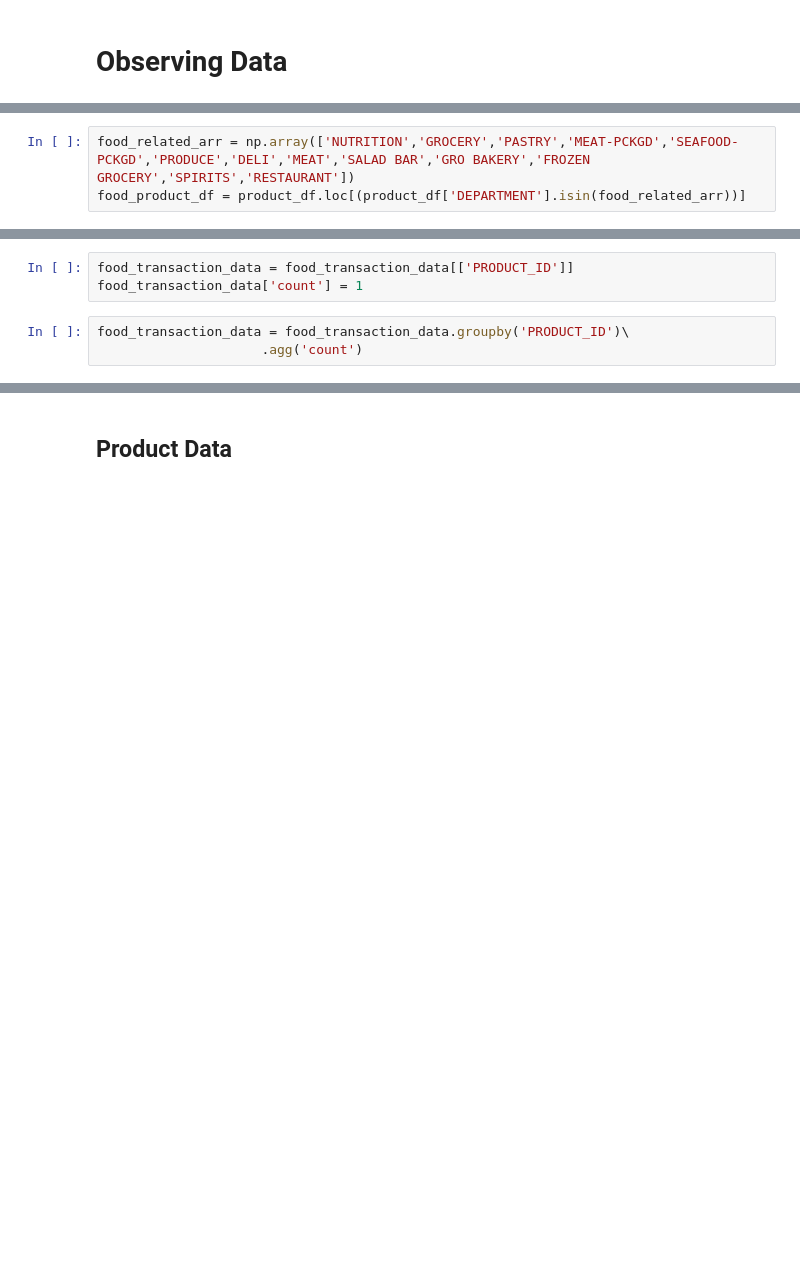
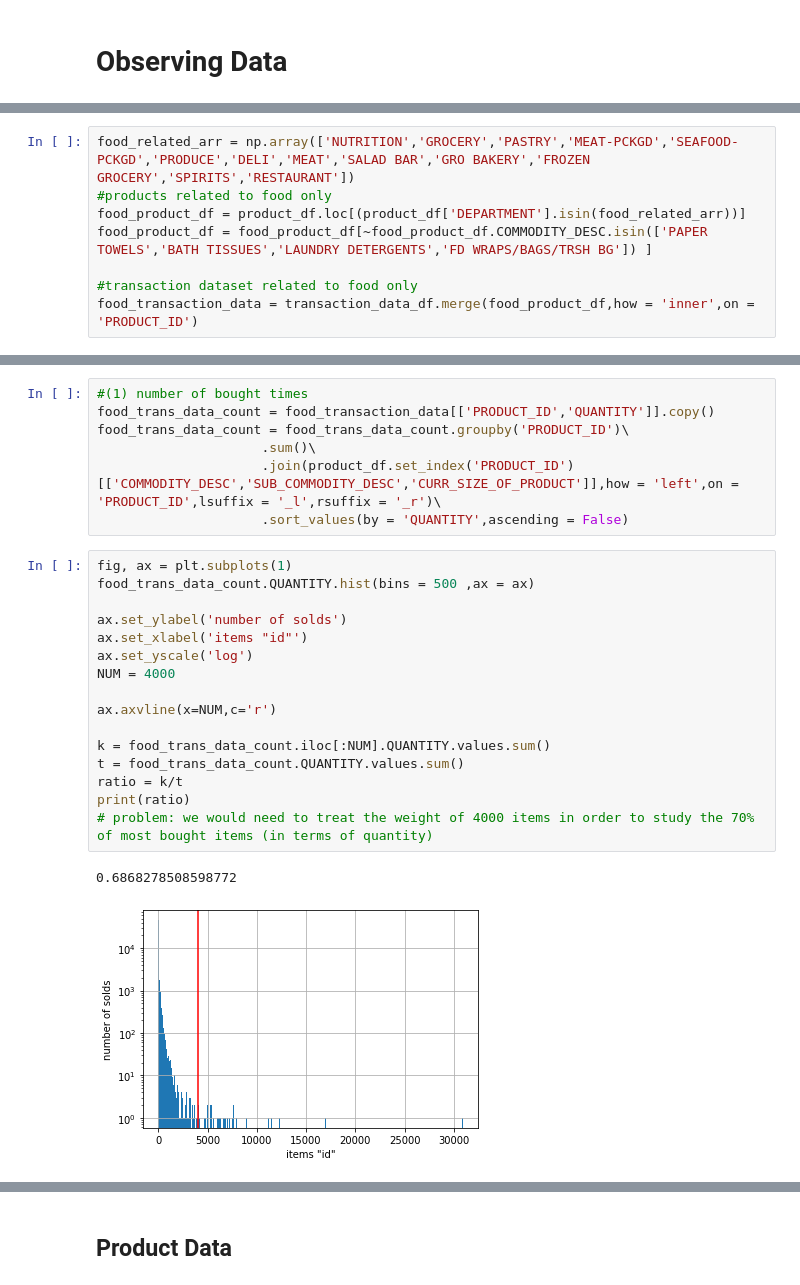
Before and after one commit to raphaelreiss/ADA_project, a Jupyter notebook: src/TermProject.ipynb, the cells around one changed output, grey strips where cells are left out. Cells and saved outputs as stored; diff of their text form; blank space fills up the shorter version.

```diff
--- a/src/TermProject.ipynb
+++ b/src/TermProject.ipynb
@@ -80,3 +25,8 @@ product_df.head(2)
 # %%
 food_related_arr = np.array(['NUTRITION','GROCERY','PASTRY','MEAT-PCKGD','SEAFOOD-PCKGD','PRODUCE','DELI','MEAT','SALAD BAR','GRO BAKERY','FROZEN GROCERY','SPIRITS','RESTAURANT'])
+#products related to food only
 food_product_df = product_df.loc[(product_df['DEPARTMENT'].isin(food_related_arr))]
+food_product_df = food_product_df[~food_product_df.COMMODITY_DESC.isin(['PAPER TOWELS','BATH TISSUES','LAUNDRY DETERGENTS','FD WRAPS/BAGS/TRSH BG']) ]
+
+#transaction dataset related to food only
+food_transaction_data = transaction_data_df.merge(food_product_df,how = 'inner',on = 'PRODUCT_ID')
@@ -89,6 +32,0 @@ food_transaction_data['PRODUCT_ID'].unique().shape[0]
-# %%
-food_transaction_data = food_transaction_data[['PRODUCT_ID']]
-food_transaction_data['count'] = 1
-# %%
-food_transaction_data = food_transaction_data.groupby('PRODUCT_ID')\
-                     .agg('count')
@@ -101,0 +53,26 @@ NameError: name 'food_transaction' is not defined
+# %%
+#(1) number of bought times
+food_trans_data_count = food_transaction_data[['PRODUCT_ID','QUANTITY']].copy()
+food_trans_data_count = food_trans_data_count.groupby('PRODUCT_ID')\
+                     .sum()\
+                     .join(product_df.set_index('PRODUCT_ID')[['COMMODITY_DESC','SUB_COMMODITY_DESC','CURR_SIZE_OF_PRODUCT']],how = 'left',on = 'PRODUCT_ID',lsuffix = '_l',rsuffix = '_r')\
+                     .sort_values(by = 'QUANTITY',ascending = False)
+# %%
+fig, ax = plt.subplots(1)
+food_trans_data_count.QUANTITY.hist(bins = 500 ,ax = ax)
+
+ax.set_ylabel('number of solds')
+ax.set_xlabel('items "id"')
+ax.set_yscale('log')
+NUM = 4000
+
+ax.axvline(x=NUM,c='r')
+
+k = food_trans_data_count.iloc[:NUM].QUANTITY.values.sum()
+t = food_trans_data_count.QUANTITY.values.sum()
+ratio = k/t
+print(ratio)
+# problem: we would need to treat the weight of 4000 items in order to study the 70% of most bought items (in terms of quantity)
+# %% [output]
+0.6868278508598772
+[figure, added]
```
Also changed, not shown: parts of 30 cells of this notebook.
